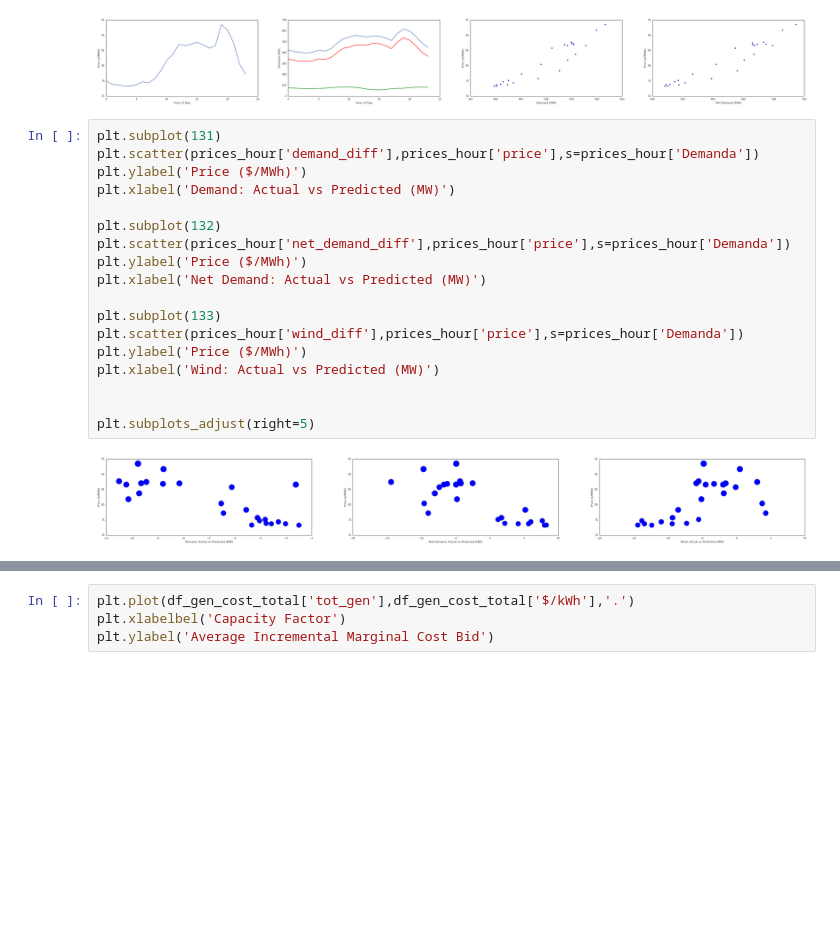
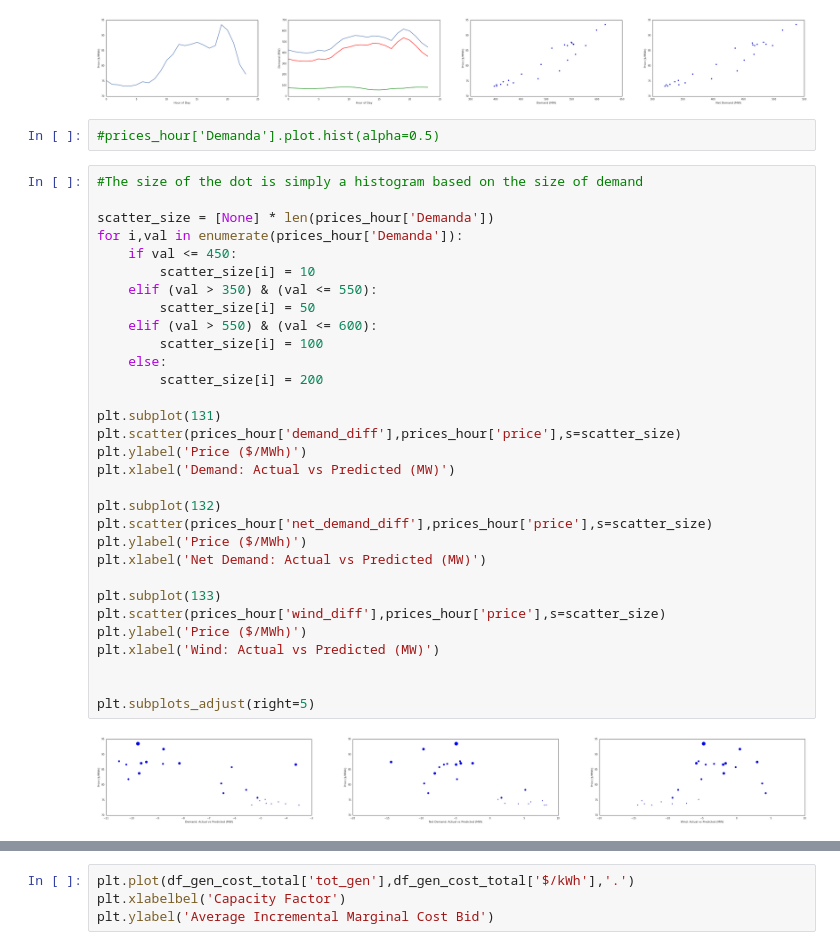
Before and after one commit to diegoleonbarido/flexbox-data-dump-analysis, a Jupyter notebook: ipynb/System_Level.ipynb, the cells around one changed output, grey strips where cells are left out. Drawn from its saved outputs; the diff is of its cells as text; blank space fills up the shorter version.

```diff
--- a/ipynb/System_Level.ipynb
+++ b/ipynb/System_Level.ipynb
@@ -734,26 +740,41 @@ plt.xlabel('Net Demand (MW)')
 plt.subplots_adjust(right=5)
 # %% [output]
 [figure]
+# %%
+#prices_hour['Demanda'].plot.hist(alpha=0.5)
 # %%
+#The size of the dot is simply a histogram based on the size of demand
+
+scatter_size = [None] * len(prices_hour['Demanda'])
+for i,val in enumerate(prices_hour['Demanda']):
+    if val <= 450:
+        scatter_size[i] = 10
+    elif (val > 350) & (val <= 550):
+        scatter_size[i] = 50
+    elif (val > 550) & (val <= 600):
+        scatter_size[i] = 100
+    else:
+        scatter_size[i] = 200
+
 plt.subplot(131)
-plt.scatter(prices_hour['demand_diff'],prices_hour['price'],s=prices_hour['Demanda'])
+plt.scatter(prices_hour['demand_diff'],prices_hour['price'],s=scatter_size)
 plt.ylabel('Price ($/MWh)')
 plt.xlabel('Demand: Actual vs Predicted (MW)')
 
 plt.subplot(132)
-plt.scatter(prices_hour['net_demand_diff'],prices_hour['price'],s=prices_hour['Demanda'])
+plt.scatter(prices_hour['net_demand_diff'],prices_hour['price'],s=scatter_size)
 plt.ylabel('Price ($/MWh)')
 plt.xlabel('Net Demand: Actual vs Predicted (MW)')
 
 plt.subplot(133)
-plt.scatter(prices_hour['wind_diff'],prices_hour['price'],s=prices_hour['Demanda'])
+plt.scatter(prices_hour['wind_diff'],prices_hour['price'],s=scatter_size)
 plt.ylabel('Price ($/MWh)')
 plt.xlabel('Wind: Actual vs Predicted (MW)')
 
 
 plt.subplots_adjust(right=5)
 # %% [output]
-[figure, old version]
+[figure, new version]
 # %%
 # Creating an hourly df to do plots
 
```
Also changed, not shown: parts of 20 cells of this notebook, 4 other files.
